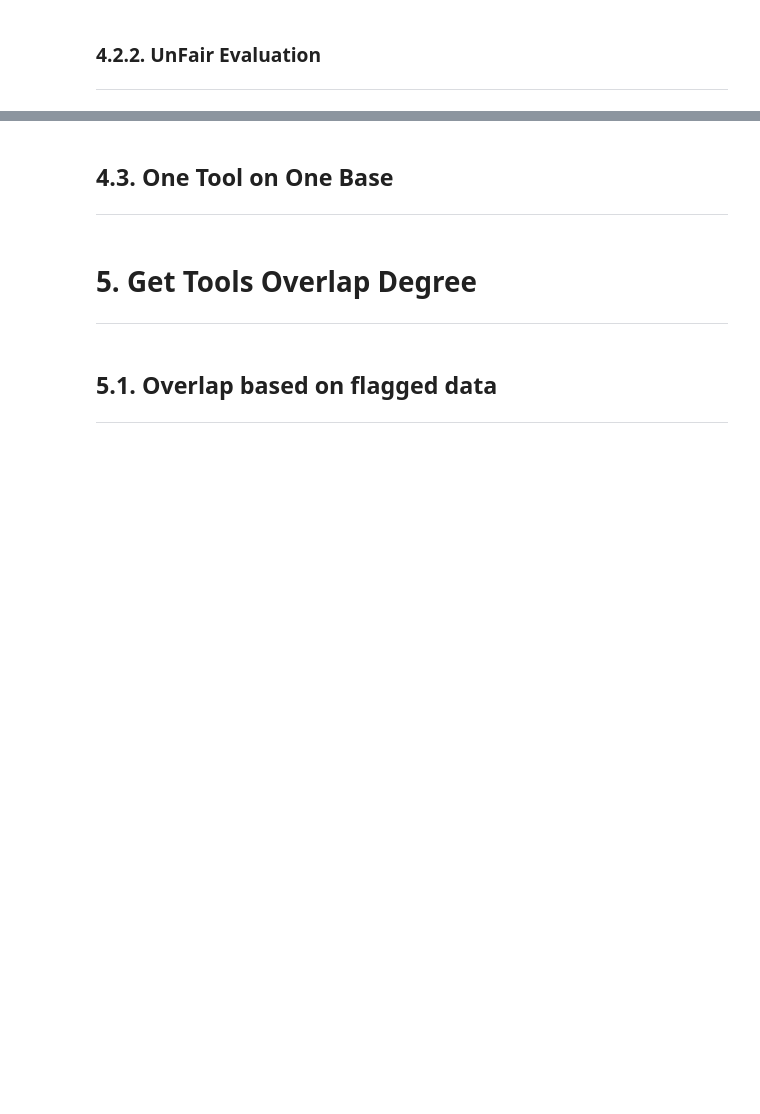
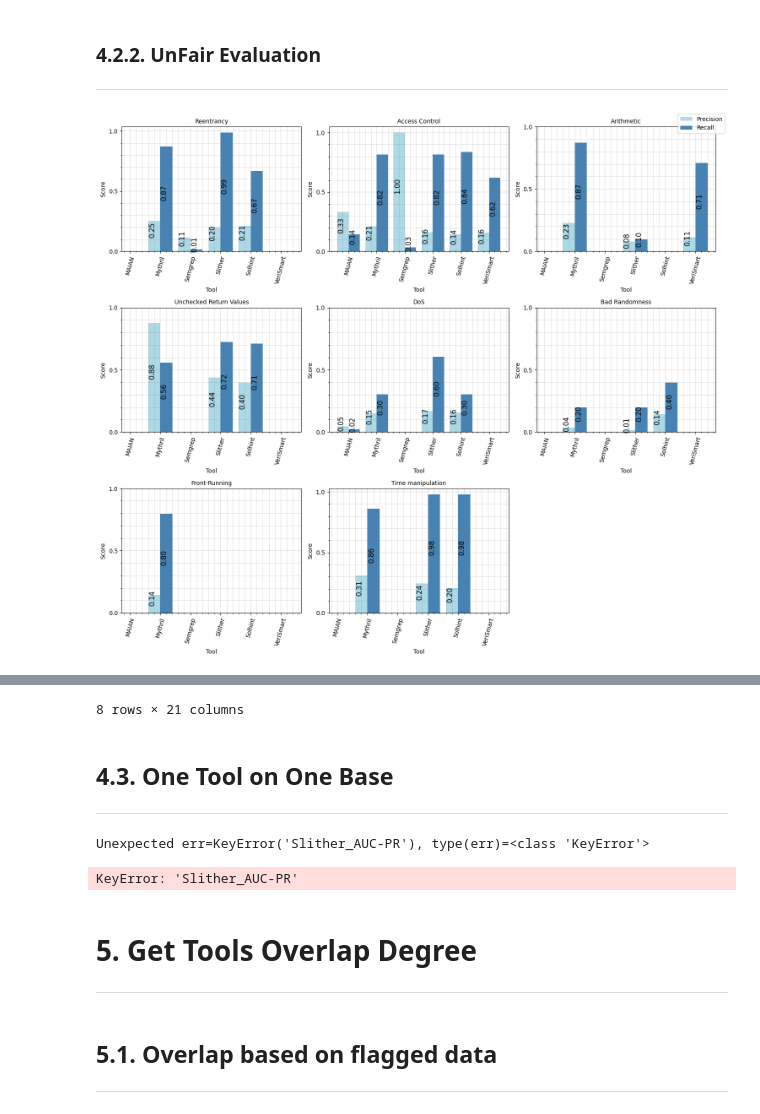
Before and after one commit to MultiTagging/MultiTagging_Demo, a Jupyter notebook: MultiTagging.ipynb, the cells around one changed output, grey strips where cells are left out. Saved outputs shown, nothing was run; the diff lists cells and outputs as text; code cells hidden in the pictures; blank space fills up the shorter version.

```diff
--- a/MultiTagging.ipynb
+++ b/MultiTagging.ipynb
@@ -190,5 +509,7 @@ Eval_Results
 # %%
 #Performance of analysis tools
 Eval_Results = plot_result(['MAIAN','Mythril','Semgrep','Slither','Solhint','VeriSmart'],['TestSet'],Fair=True)
-Eval_Results.to_csv('./MultiTagging/Results/Charts/Performance/ToolsPerformanceOnOneBase_UnFair.csv',index=False)
+Eval_Results.to_csv('./Results/Charts/Performance/ToolsPerformanceOnOneBase_UnFair.csv',index=False)
 Eval_Results
+# %% [output]
+[figure, added]
@@ -195,3 +525,4 @@ Eval_Results
+8 rows × 21 columns
 # %%
 #Performance of analysis tools and voting methods
 Eval_Results = plot_result(['All'],['TestSet'],Fair=True)
@@ -202,8 +533,11 @@ Eval_Results
 ---
 # %%
 Eval_Results = plot_result(['Slither'],['TestSet'],Fair=True)
-Eval_Results.to_csv('./MultiTagging/Results/Charts/Performance/OneToolPerformanceOnOneBase.csv',index=False)
+Eval_Results.to_csv('./Results/Charts/Performance/OneToolPerformanceOnOneBase.csv',index=False)
 Eval_Results
+# %% [output]
+Unexpected err=KeyError('Slither_AUC-PR'), type(err)=<class 'KeyError'>
+KeyError: 'Slither_AUC-PR'
 # %% [markdown]
 # **5. Get Tools Overlap Degree**
 ---
```
Also changed, not shown: parts of 35 cells of this notebook, 20 other files.
